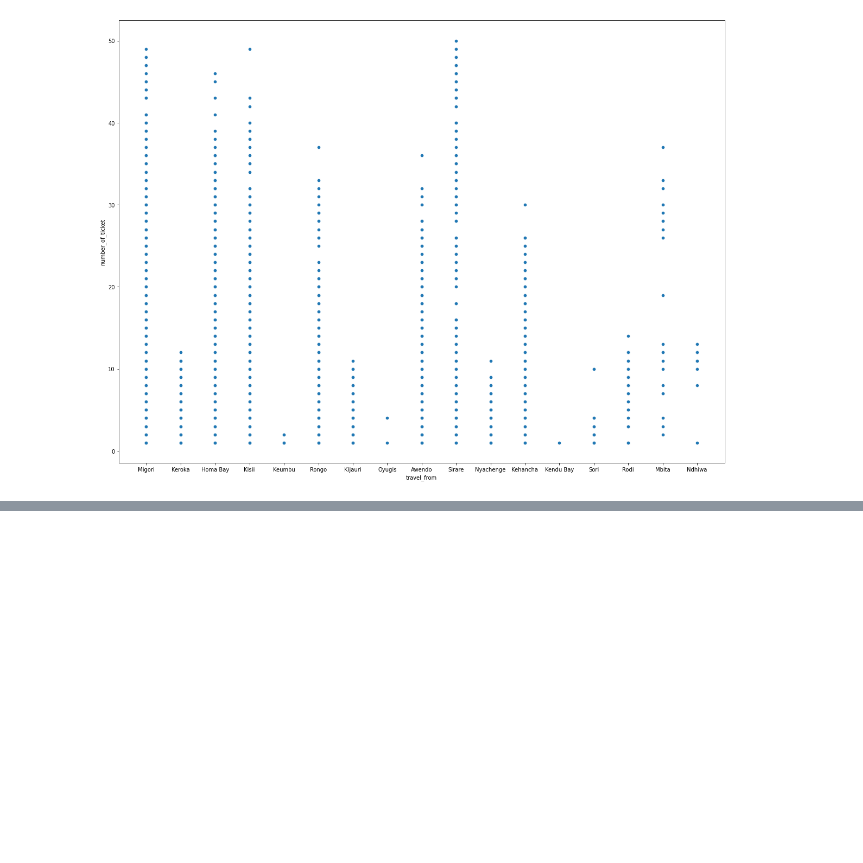
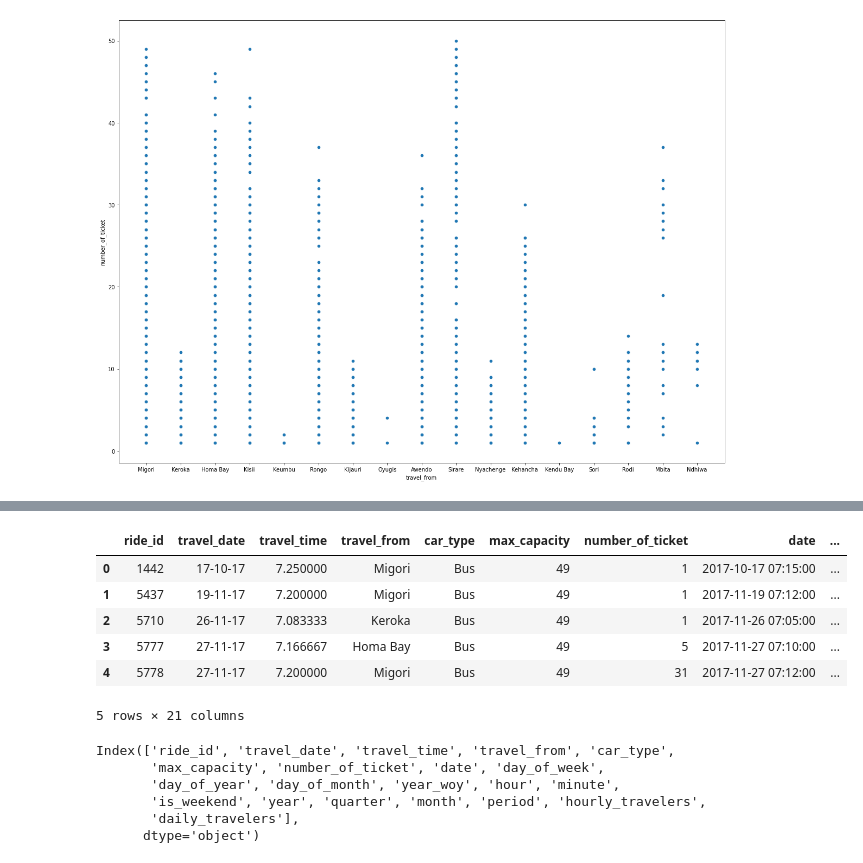
Before and after one commit to Ashwinprocodes/ML-regression-capstone-project, a Jupyter notebook: ML_regression_Demand_Prediction_for_Public_Transport_Capstone_Project.ipynb, the cells around one changed output, grey strips where cells are left out. Drawn from its saved outputs; the diff is of its cells as text; code cells hidden in the pictures; blank space fills up the shorter version.

```diff
--- a/ML_regression_Demand_Prediction_for_Public_Transport_Capstone_Project.ipynb
+++ b/ML_regression_Demand_Prediction_for_Public_Transport_Capstone_Project.ipynb
@@ -304,0 +365,40 @@ sp = sns.scatterplot(x="travel_from", y="number_of_ticket", data=dataset)
+# %%
+dataset_new["travel_time"] = dataset_new["travel_time"].str.split(':').apply(lambda x: int(x[0]) + int(x[1])/60)
+# %%
+dataset_new['period'] = np.nan
+
+dataset_new.loc[dataset_new.travel_time < 7, 'period'] = 'em'
+dataset_new.loc[(dataset_new.travel_time >= 7) & (dataset_new.travel_time < 11), 'period'] = 'am'
+dataset_new.loc[(dataset_new.travel_time >= 11) & (dataset_new.travel_time < 15), 'period'] = 'mid'
+dataset_new.loc[(dataset_new.travel_time >= 15) & (dataset_new.travel_time < 19), 'period'] = 'eve'
+dataset_new.loc[(dataset_new.travel_time >= 19) & (dataset_new.travel_time <= 24), 'period'] = 'pm'
+
+
+pcount = dict(dataset_new['period'].value_counts())
+pcount
+
+
+dataset_new['hourly_travelers'] = np.log1p(dataset_new['period'].map(pcount))
+
+
+
+dcount = dict(dataset_new["day_of_year"].value_counts())
+dataset_new["daily_travelers"] = np.log1p(dataset_new["day_of_year"].map(dcount))
+dataset_new.head()
+# %% [output]
+|  | ride_id | travel_date | travel_time | travel_from | car_type | max_capacity | number_of_ticket | date | ... |
+| 0 | 1442 | 17-10-17 | 7.250000 | Migori | Bus | 49 | 1 | 2017-10-17 07:15:00 | ... |
+| 1 | 5437 | 19-11-17 | 7.200000 | Migori | Bus | 49 | 1 | 2017-11-19 07:12:00 | ... |
+| 2 | 5710 | 26-11-17 | 7.083333 | Keroka | Bus | 49 | 1 | 2017-11-26 07:05:00 | ... |
+| 3 | 5777 | 27-11-17 | 7.166667 | Homa Bay | Bus | 49 | 5 | 2017-11-27 07:10:00 | ... |
+| 4 | 5778 | 27-11-17 | 7.200000 | Migori | Bus | 49 | 31 | 2017-11-27 07:12:00 | ... |
+5 rows × 21 columns
+# %%
+dataset_new.columns
+# %% [output]
+Index(['ride_id', 'travel_date', 'travel_time', 'travel_from', 'car_type',
+       'max_capacity', 'number_of_ticket', 'date', 'day_of_week',
+       'day_of_year', 'day_of_month', 'year_woy', 'hour', 'minute',
+       'is_weekend', 'year', 'quarter', 'month', 'period', 'hourly_travelers',
+       'daily_travelers'],
+      dtype='object')
```
Also changed, not shown: parts of 21 cells of this notebook.
